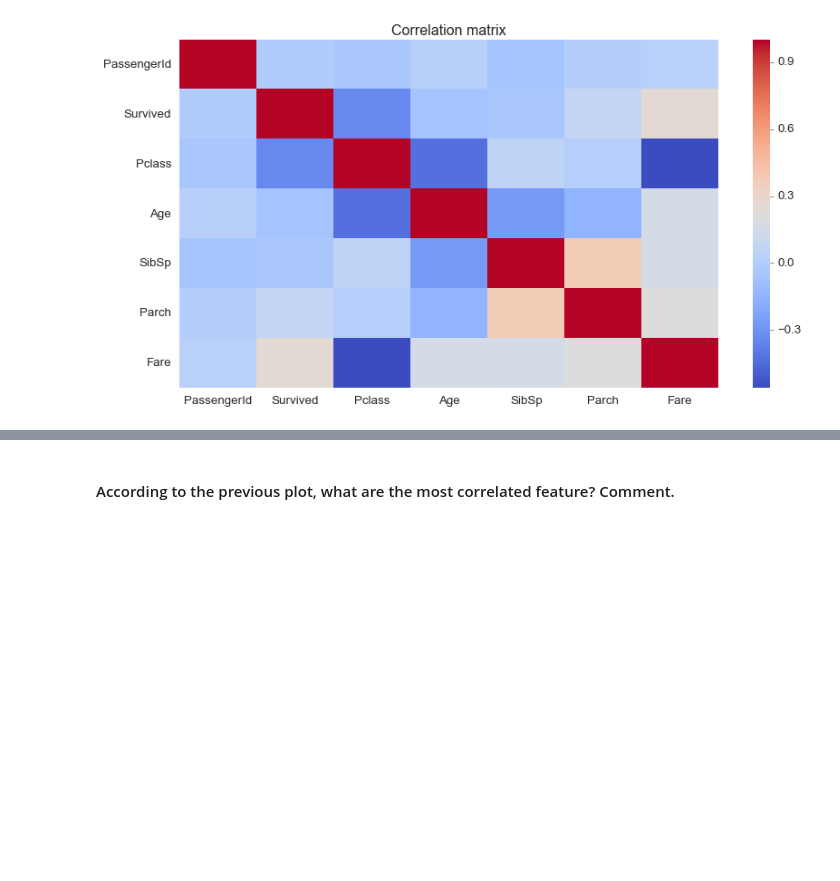
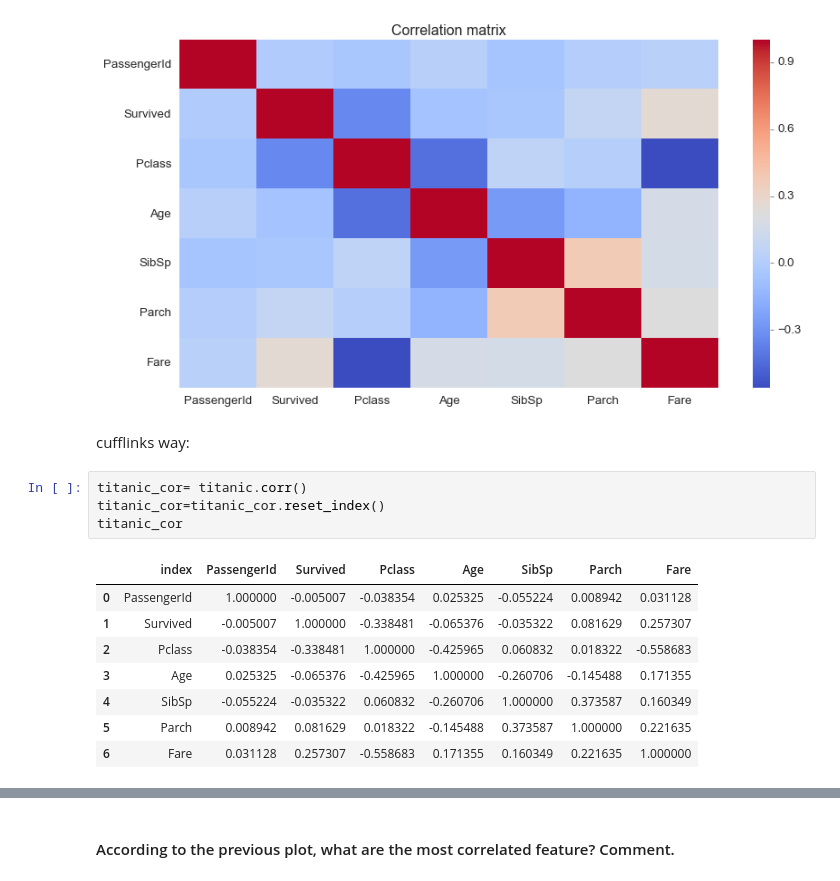
Before and after one commit to herreradelduque/dataptmad1019, a Jupyter notebook: module-2/lab-matplotlib-seaborn/your-code/challenge-3.ipynb, the cells around one changed output, grey strips where cells are left out. Saved outputs shown, nothing was run; the diff lists cells and outputs as text; blank space fills up the shorter version.

```diff
--- a/module-2/lab-matplotlib-seaborn/your-code/challenge-3.ipynb
+++ b/module-2/lab-matplotlib-seaborn/your-code/challenge-3.ipynb
@@ -212,3 +289,18 @@ plt.title('Correlation matrix')
 # %% [output]
 Text(0.5, 1, 'Correlation matrix')
 [figure]
+# %% [markdown]
+cufflinks way:
+# %%
+titanic_cor= titanic.corr()
+titanic_cor=titanic_cor.reset_index()
+titanic_cor
+# %% [output]
+|  | index | PassengerId | Survived | Pclass | Age | SibSp | Parch | Fare |
+| 0 | PassengerId | 1.000000 | -0.005007 | -0.038354 | 0.025325 | -0.055224 | 0.008942 | 0.031128 |
+| 1 | Survived | -0.005007 | 1.000000 | -0.338481 | -0.065376 | -0.035322 | 0.081629 | 0.257307 |
+| 2 | Pclass | -0.038354 | -0.338481 | 1.000000 | -0.425965 | 0.060832 | 0.018322 | -0.558683 |
+| 3 | Age | 0.025325 | -0.065376 | -0.425965 | 1.000000 | -0.260706 | -0.145488 | 0.171355 |
+| 4 | SibSp | -0.055224 | -0.035322 | 0.060832 | -0.260706 | 1.000000 | 0.373587 | 0.160349 |
+| 5 | Parch | 0.008942 | 0.081629 | 0.018322 | -0.145488 | 0.373587 | 1.000000 | 0.221635 |
+| 6 | Fare | 0.031128 | 0.257307 | -0.558683 | 0.171355 | 0.160349 | 0.221635 | 1.000000 |
```
Also changed, not shown: parts of 28 cells of this notebook, 3 other files.
